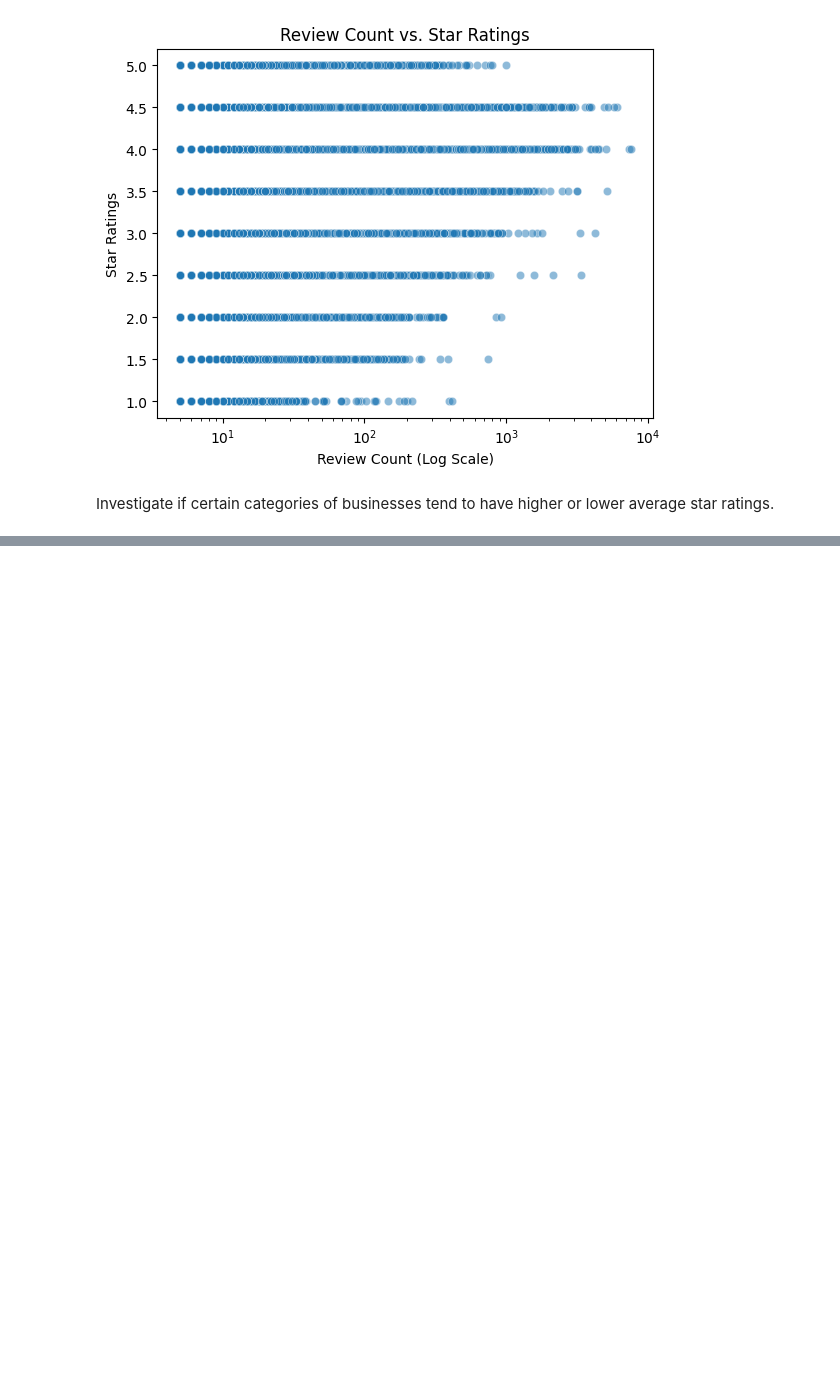
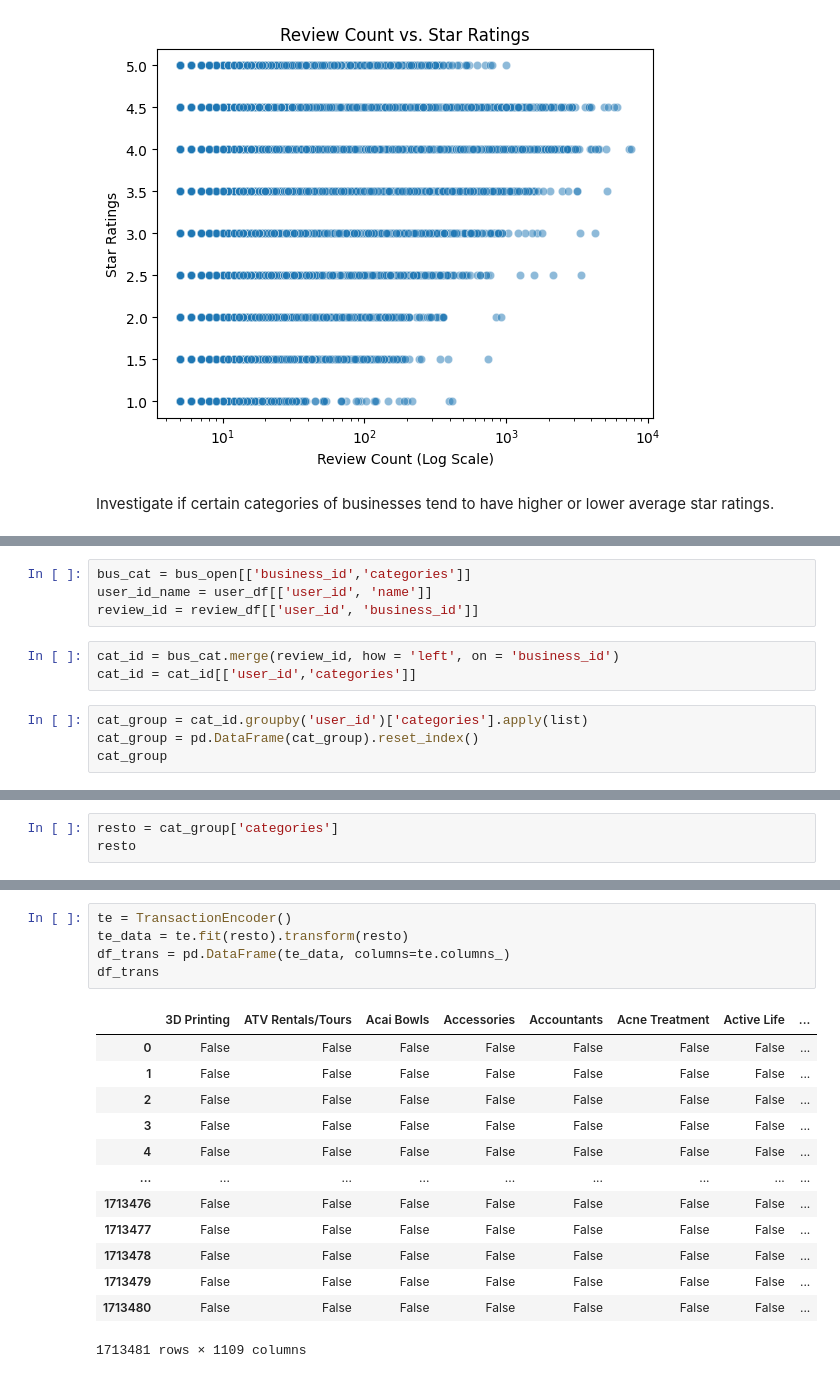
Before and after one commit to Honglin-Jiang/ba820_team7_yelp, a Jupyter notebook: EDA_part1.ipynb, the cells around one changed output, grey strips where cells are left out. Cells and saved outputs as stored; diff of their text form; blank space fills up the shorter version.

```diff
--- a/EDA_part1.ipynb
+++ b/EDA_part1.ipynb
@@ -799,0 +873,11 @@ plt.show()
+# %%
+bus_cat = bus_open[['business_id','categories']]
+user_id_name = user_df[['user_id', 'name']]
+review_id = review_df[['user_id', 'business_id']]
+# %%
+cat_id = bus_cat.merge(review_id, how = 'left', on = 'business_id')
+cat_id = cat_id[['user_id','categories']]
+# %%
+cat_group = cat_id.groupby('user_id')['categories'].apply(list)
+cat_group = pd.DataFrame(cat_group).reset_index()
+cat_group
@@ -799,0 +902,3 @@ plt.show()
+# %%
+resto = cat_group['categories']
+resto
@@ -799,0 +918,19 @@ plt.show()
+# %%
+te = TransactionEncoder()
+te_data = te.fit(resto).transform(resto)
+df_trans = pd.DataFrame(te_data, columns=te.columns_)
+df_trans
+# %% [output]
+|  | 3D Printing | ATV Rentals/Tours | Acai Bowls | Accessories | Accountants | Acne Treatment | Active Life | ... |
+| 0 | False | False | False | False | False | False | False | ... |
+| 1 | False | False | False | False | False | False | False | ... |
+| 2 | False | False | False | False | False | False | False | ... |
+| 3 | False | False | False | False | False | False | False | ... |
+| 4 | False | False | False | False | False | False | False | ... |
+| ... | ... | ... | ... | ... | ... | ... | ... | ... |
+| 1713476 | False | False | False | False | False | False | False | ... |
+| 1713477 | False | False | False | False | False | False | False | ... |
+| 1713478 | False | False | False | False | False | False | False | ... |
+| 1713479 | False | False | False | False | False | False | False | ... |
+| 1713480 | False | False | False | False | False | False | False | ... |
+1713481 rows × 1109 columns
```
Also changed, not shown: parts of 29 cells of this notebook.
